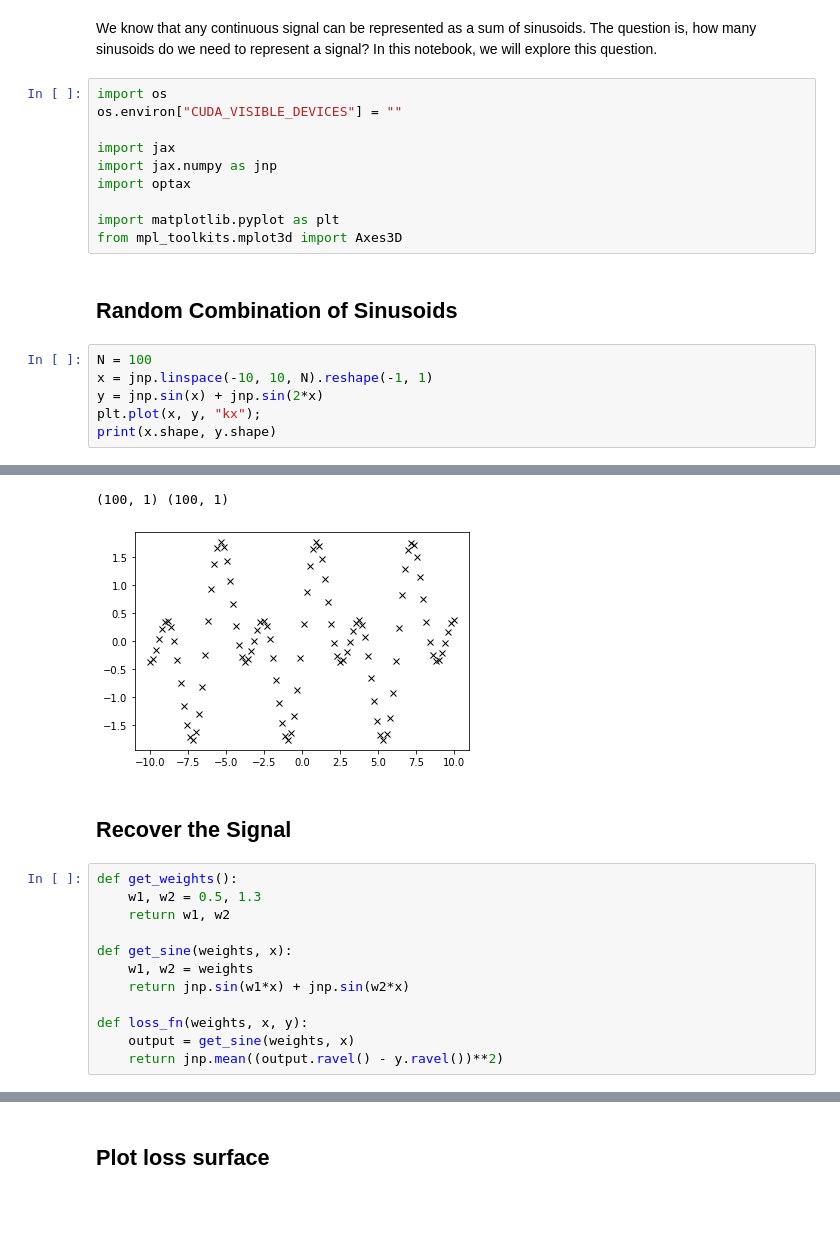
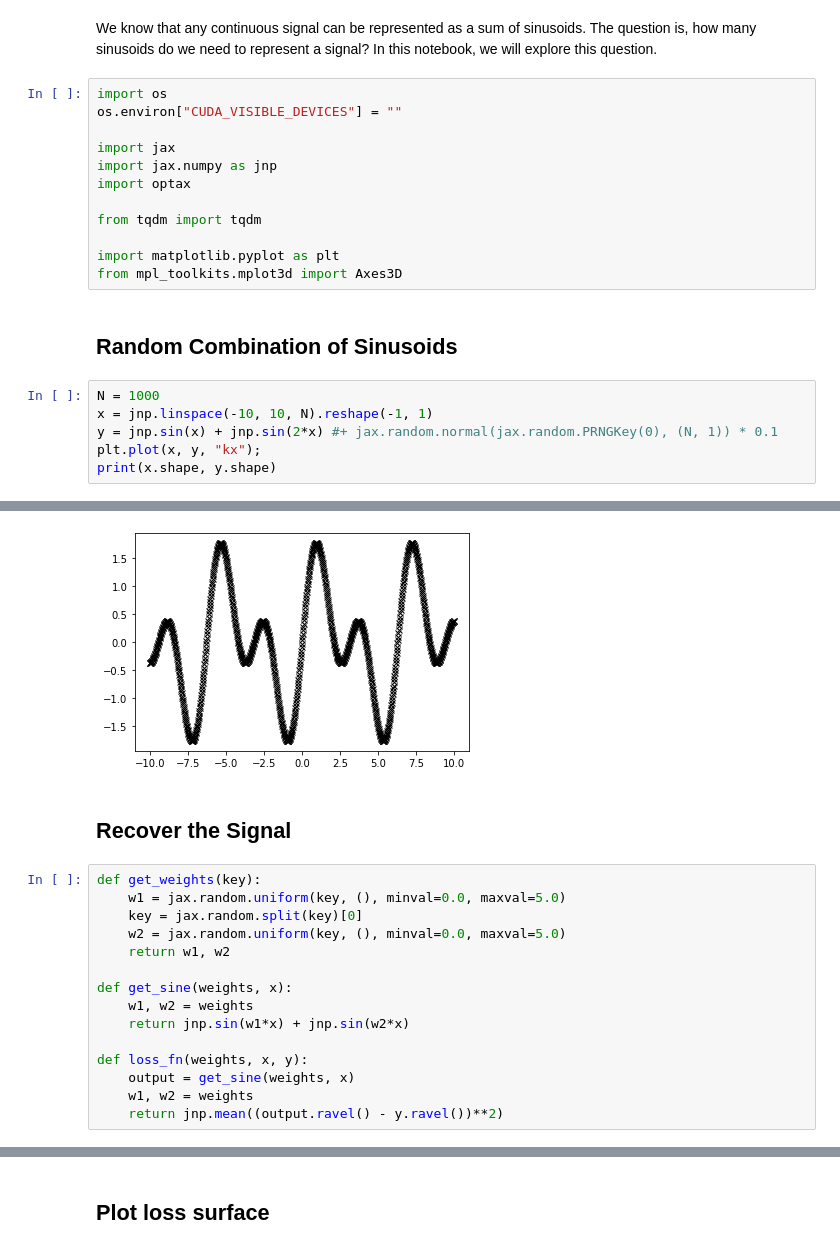
Before and after one commit to patel-zeel/blog, a Jupyter notebook: posts/2023-04-29-sine-combo.ipynb, the cells around one changed output, grey strips where cells are left out. Saved outputs shown, nothing was run; the diff lists cells and outputs as text; blank space fills up the shorter version.

```diff
--- a/posts/2023-04-29-sine-combo.ipynb
+++ b/posts/2023-04-29-sine-combo.ipynb
@@ -10,14 +10,16 @@ import jax
 import jax.numpy as jnp
 import optax
 
+from tqdm import tqdm
+
 import matplotlib.pyplot as plt
 from mpl_toolkits.mplot3d import Axes3D
 # %% [markdown]
 ## Random Combination of Sinusoids
 # %%
-N = 100
+N = 1000
 x = jnp.linspace(-10, 10, N).reshape(-1, 1)
-y = jnp.sin(x) + jnp.sin(2*x)
+y = jnp.sin(x) + jnp.sin(2*x) #+ jax.random.normal(jax.random.PRNGKey(0), (N, 1)) * 0.1
 plt.plot(x, y, "kx");
 print(x.shape, y.shape)
 # %% [output]
@@ -26,10 +27,11 @@ No GPU/TPU found, falling back to CPU. (Set TF_CPP_MIN_LOG_LEVEL=0 and rerun for
-(100, 1) (100, 1)
-[figure, old version]
+[figure, new version]
 # %% [markdown]
 ## Recover the Signal
 # %%
-def get_weights():
-    w1, w2 = 0.5, 1.3
+def get_weights(key):
+    w1 = jax.random.uniform(key, (), minval=0.0, maxval=5.0)
+    key = jax.random.split(key)[0]
+    w2 = jax.random.uniform(key, (), minval=0.0, maxval=5.0)
     return w1, w2
 
 def get_sine(weights, x):
@@ -38,4 +40,5 @@ def get_sine(weights, x):
 
 def loss_fn(weights, x, y):
     output = get_sine(weights, x)
+    w1, w2 = weights
     return jnp.mean((output.ravel() - y.ravel())**2)
```
Also changed, not shown: parts of 4 cells of this notebook.
